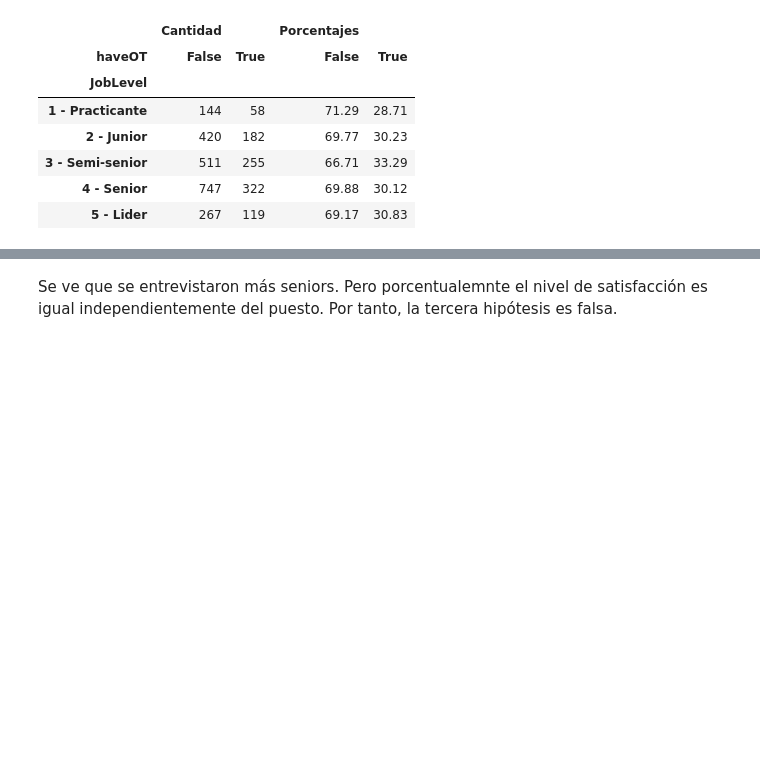
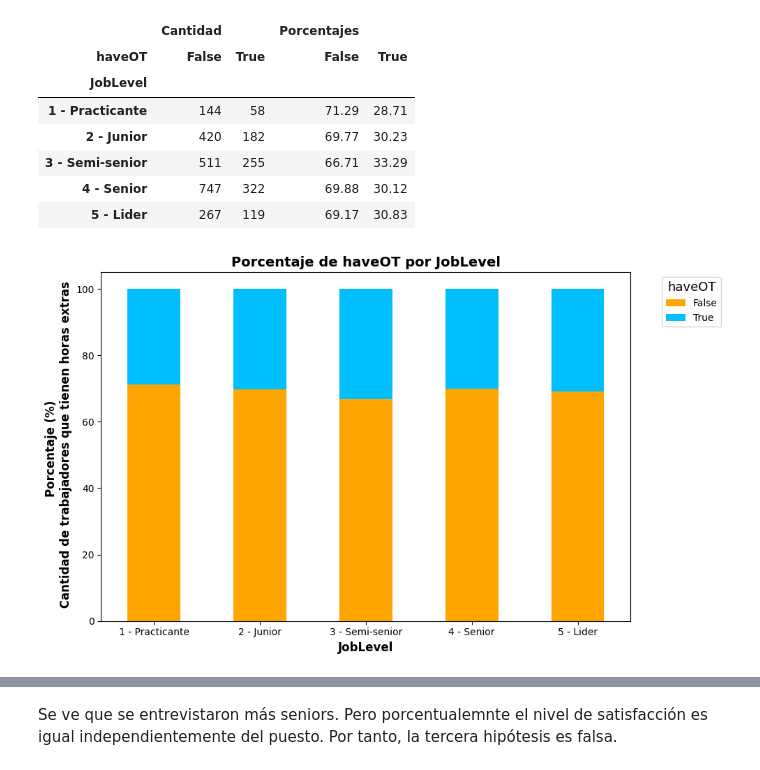
Before and after one commit to JoseChirif/Estudios-y-empleabilidad-Encuesta-kaggle, a Jupyter notebook: Estudios y empleabilidad.ipynb, the cells around one changed output, grey strips where cells are left out. Saved outputs shown, nothing was run; the diff lists cells and outputs as text; code cells hidden in the pictures; blank space fills up the shorter version.

```diff
--- a/Estudios y empleabilidad.ipynb
+++ b/Estudios y empleabilidad.ipynb
@@ -439,5 +510,30 @@ summary
 | 3 - Semi-senior | 511 | 255 | 66.71 | 33.29 |
 | 4 - Senior | 747 | 322 | 69.88 | 30.12 |
 | 5 - Lider | 267 | 119 | 69.17 | 30.83 |
+# %%
+## Crear gráfico de barras apiladas
+ax = percentages.plot(kind='bar', stacked=True, color=['#FFA500','#00BFFF'], figsize=(10, 6))  # Invertir los colores
+
+# Configuración de los títulos y etiquetas
+plt.title('Porcentaje de haveOT por JobLevel', fontsize=14, fontweight='bold')
+plt.xlabel('JobLevel', fontsize=12, fontweight='bold')
+plt.ylabel('Porcentaje (%) \n Cantidad de trabajadores que tienen horas extras', fontsize=12, fontweight='bold')
+
+# Configurar las etiquetas del eje x para que no se roten
+plt.xticks(rotation=0)
+
+# Mostrar la leyenda a la derecha con el orden invertido
+plt.legend(title='haveOT', title_fontsize='13', bbox_to_anchor=(1.05, 1), loc='upper left', labels=['False','True'])
+
+# Ajustar el layout para que no se corte la leyenda
+plt.tight_layout()
+
+# Guardar el gráfico como una imagen
+plt.savefig('graficos/Grafico4 - barras porc', bbox_inches='tight')
+
+# Mostrar el gráfico
+plt.show()
+# %% [output]
+[figure, added]
 # %%
 ## Crear gráfico de barras apiladas
```
Also changed, not shown: parts of 77 cells of this notebook, 3 other files.
